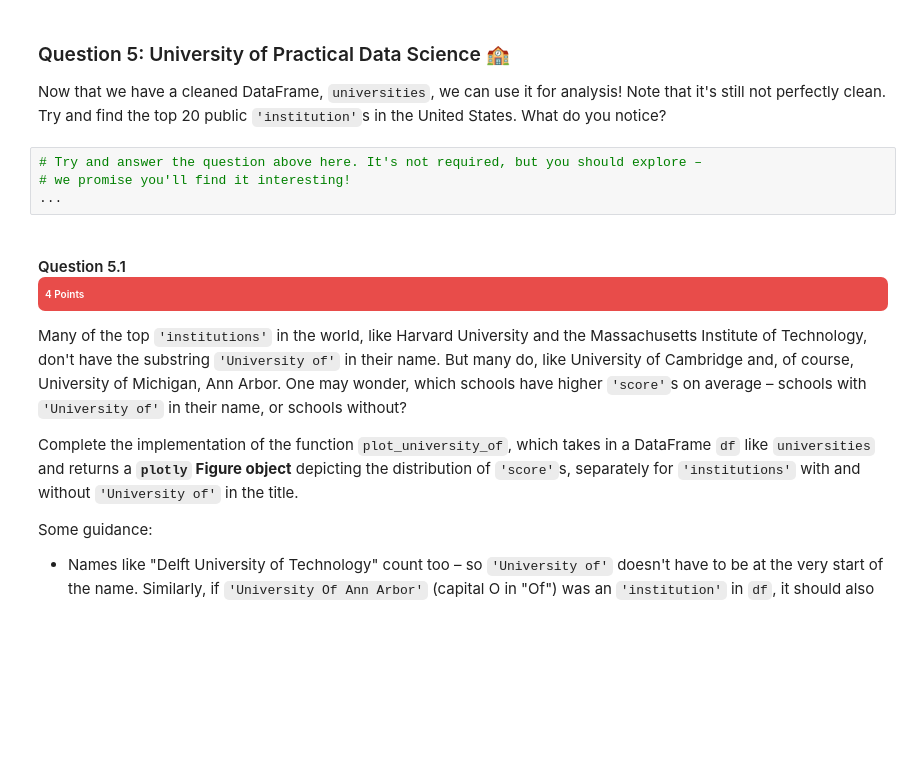
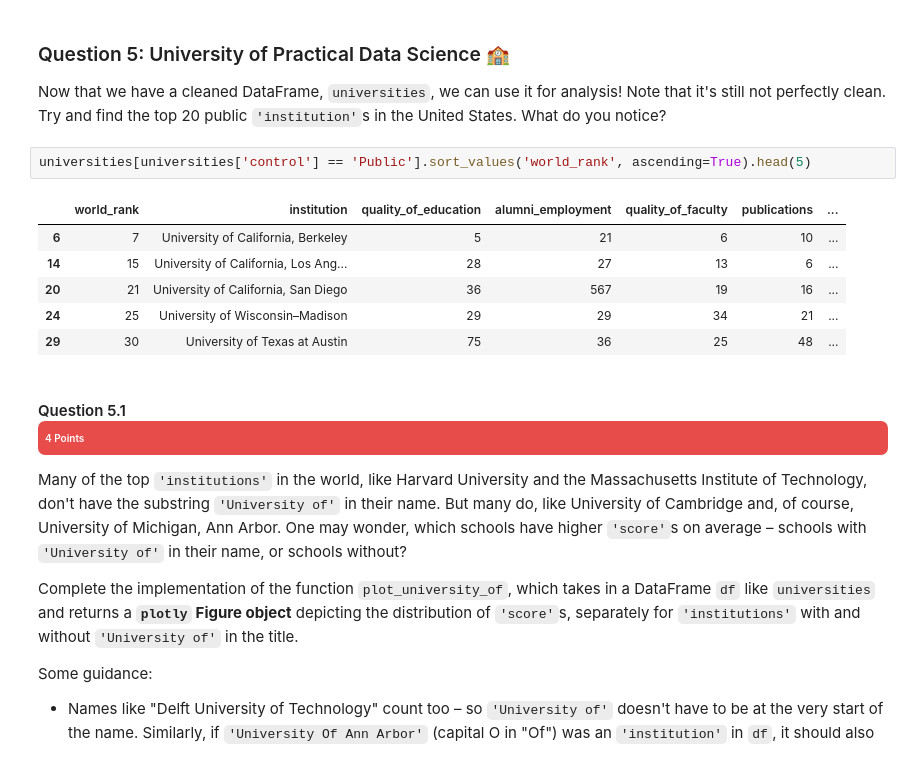
Before and after one commit to omin23/fa24, a Jupyter notebook: homeworks/hw04/hw04.ipynb, the cells around one changed output. Cells and saved outputs as stored; diff of their text form; blank space fills up the shorter version.

```diff
--- a/homeworks/hw04/hw04.ipynb
+++ b/homeworks/hw04/hw04.ipynb
@@ -599,9 +705,14 @@ universities.head()
 
 Now that we have a cleaned DataFrame, `universities`, we can use it for analysis! Note that it's still not perfectly clean. Try and find the top 20 public `'institution'`s in the United States. What do you notice?
 # %%
-# Try and answer the question above here. It's not required, but you should explore –
-# we promise you'll find it interesting!
-...
+universities[universities['control'] == 'Public'].sort_values('world_rank', ascending=True).head(5)
+# %% [output]
+|  | world_rank | institution | quality_of_education | alumni_employment | quality_of_faculty | publications | ... |
+| 6 | 7 | University of California, Berkeley | 5 | 21 | 6 | 10 | ... |
+| 14 | 15 | University of California, Los Ang... | 28 | 27 | 13 | 6 | ... |
+| 20 | 21 | University of California, San Diego | 36 | 567 | 19 | 16 | ... |
+| 24 | 25 | University of Wisconsin–Madison | 29 | 29 | 34 | 21 | ... |
+| 29 | 30 | University of Texas at Austin | 75 | 36 | 25 | 48 | ... |
 # %% [markdown]
 #### Question 5.1 <div style="display:inline-block; vertical-align: middle; padding:7px 7px; font-size:10px; font-weight:light; color:white; background-color:#e84c4a; border-radius:7px; text-align:left;">4 Points</div>
 
```
Also changed, not shown: parts of 20 cells of this notebook, 4 other files.
